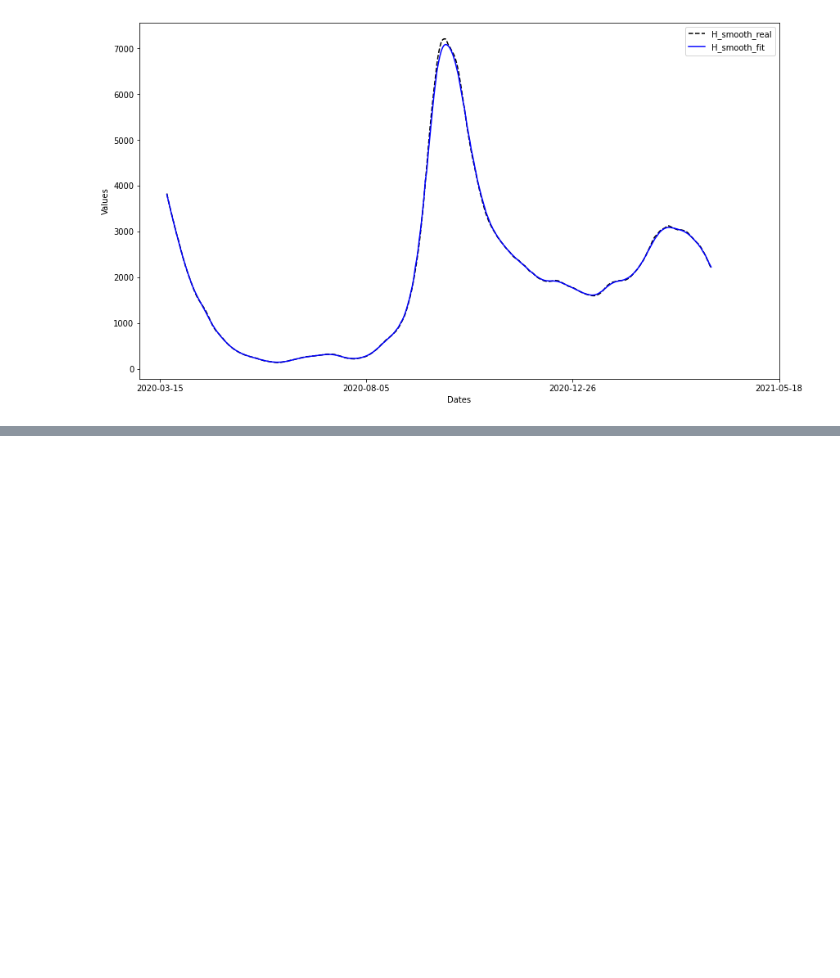
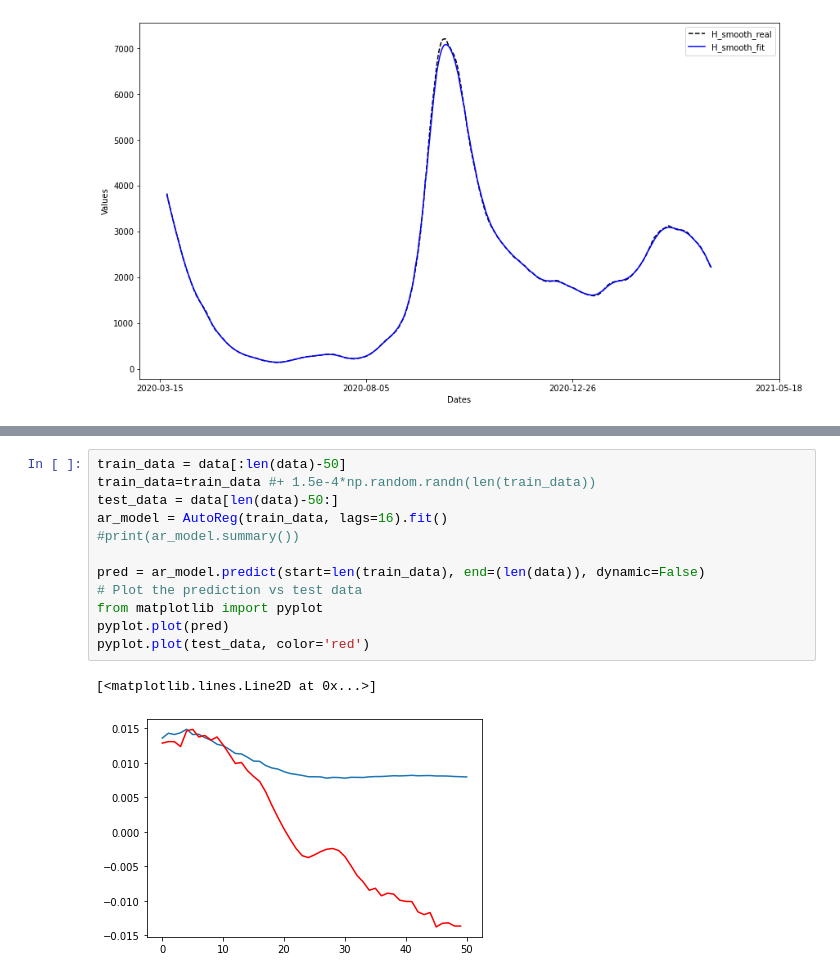
Before and after one commit to OD1992/Python-programs, a Jupyter notebook: Hospi_change_point.ipynb, the cells around one changed output, grey strips where cells are left out. Drawn from its saved outputs; the diff is of its cells as text; blank space fills up the shorter version.

```diff
--- a/Hospi_change_point.ipynb
+++ b/Hospi_change_point.ipynb
@@ -266,0 +301,15 @@ Optimization terminated successfully.
+# %%
+train_data = data[:len(data)-50]
+train_data=train_data #+ 1.5e-4*np.random.randn(len(train_data))
+test_data = data[len(data)-50:]
+ar_model = AutoReg(train_data, lags=16).fit()
+#print(ar_model.summary())
+
+pred = ar_model.predict(start=len(train_data), end=(len(data)), dynamic=False)
+# Plot the prediction vs test data
+from matplotlib import pyplot
+pyplot.plot(pred)
+pyplot.plot(test_data, color='red')
+# %% [output]
+[<matplotlib.lines.Line2D at 0x...>]
+[figure, added]
```
Also changed, not shown: parts of 3 cells of this notebook.
